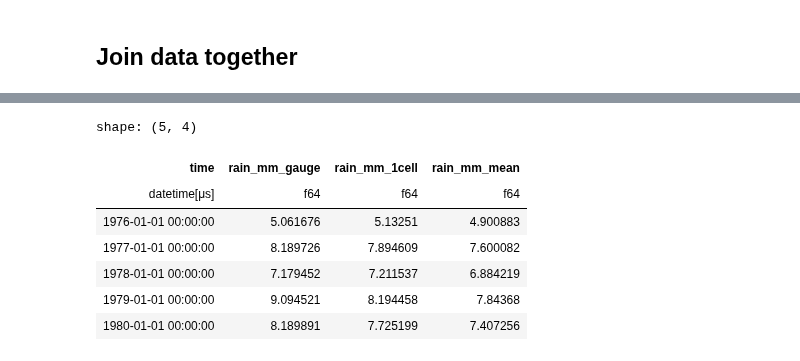
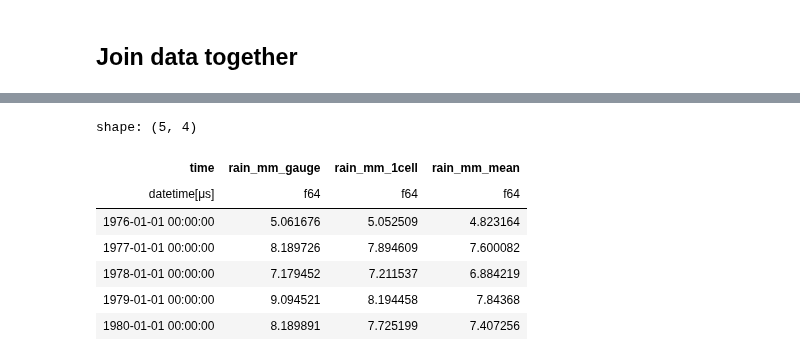
Before and after one commit to Thomasjkeel/FDRI-comparing-rainfall-data-in-upper-severn, a Jupyter notebook: Carreg_wen_gauge_vs_grid.ipynb, the cells around one changed output, grey strips where cells are left out. Cells and saved outputs as stored; diff of their text form; code cells hidden in the pictures.

```diff
--- a/Carreg_wen_gauge_vs_grid.ipynb
+++ b/Carreg_wen_gauge_vs_grid.ipynb
@@ -46,7 +48,7 @@ haduk_carreg_mean = pl.from_pandas(haduk_carreg_mean.to_dataframe().reset_index(
 haduk_carreg_mean = haduk_carreg_mean.rename({RAIN_COL: f'{RAIN_COL}_mean'})
 
 #  Closest 1km grid cell to gauge
-haduk_carreg_1cell = haduk_carreg.sel(projection_x_coordinate=282500, projection_y_coordinate=288500)
+haduk_carreg_1cell = haduk_carreg.sel(projection_x_coordinate=282500+0, projection_y_coordinate=288500+0)
 haduk_carreg_1cell = haduk_carreg_1cell[RAIN_COL].drop_vars(('projection_y_coordinate', 'projection_x_coordinate', 'latitude', 'longitude')) ## drop unnecessary vars
 haduk_carreg_1cell = pl.from_pandas(haduk_carreg_1cell.to_dataframe().reset_index()) ##convert to polars
 haduk_carreg_1cell = haduk_carreg_1cell.rename({RAIN_COL: f'{RAIN_COL}_1cell'})
@@ -105,6 +107,7 @@ shape: (12_783, 2)
 ## Join data together
 # %%
 carreg_rain_data = gauge_carreg.join(haduk_carreg_all, on='time')
-carreg_rain_data = carreg_rain_data.select(['time', f'{RAIN_COL}_gauge', f'{RAIN_COL}_1cell', f'{RAIN_COL}_mean'])
-carreg_rain_data.head(20)
+carreg_rain_data = carreg_rain_data.select(['time', f'{RAIN_COL}_gauge', f'{RAIN_COL}_1cell', f'{RAIN_COL}_mean']) # reorder
+carreg_rain_data = carreg_rain_data.drop_nans() # drop_nans
+carreg_rain_data.head(10)
 # %% [output]
@@ -127,11 +129,13 @@ shape: (20, 4)
 # %%
 carreg_annual_mean = carreg_rain_data.group_by_dynamic('time', every='1y').agg(pl.all().mean())
+carreg_annual_sum = carreg_rain_data.group_by_dynamic('time', every='1y').agg(pl.all().sum())
+
 carreg_annual_mean.head()
 # %% [output]
 shape: (5, 4)
 | time | rain_mm_gauge | rain_mm_1cell | rain_mm_mean |
 | datetime[μs] | f64 | f64 | f64 |
-| 1976-01-01 00:00:00 | 5.061676 | 5.13251 | 4.900883 |
+| 1976-01-01 00:00:00 | 5.061676 | 5.052509 | 4.823164 |
 | 1977-01-01 00:00:00 | 8.189726 | 7.894609 | 7.600082 |
 | 1978-01-01 00:00:00 | 7.179452 | 7.211537 | 6.884219 |
 | 1979-01-01 00:00:00 | 9.094521 | 8.194458 | 7.84368 |
```
Also changed, not shown: parts of 15 cells of this notebook.
